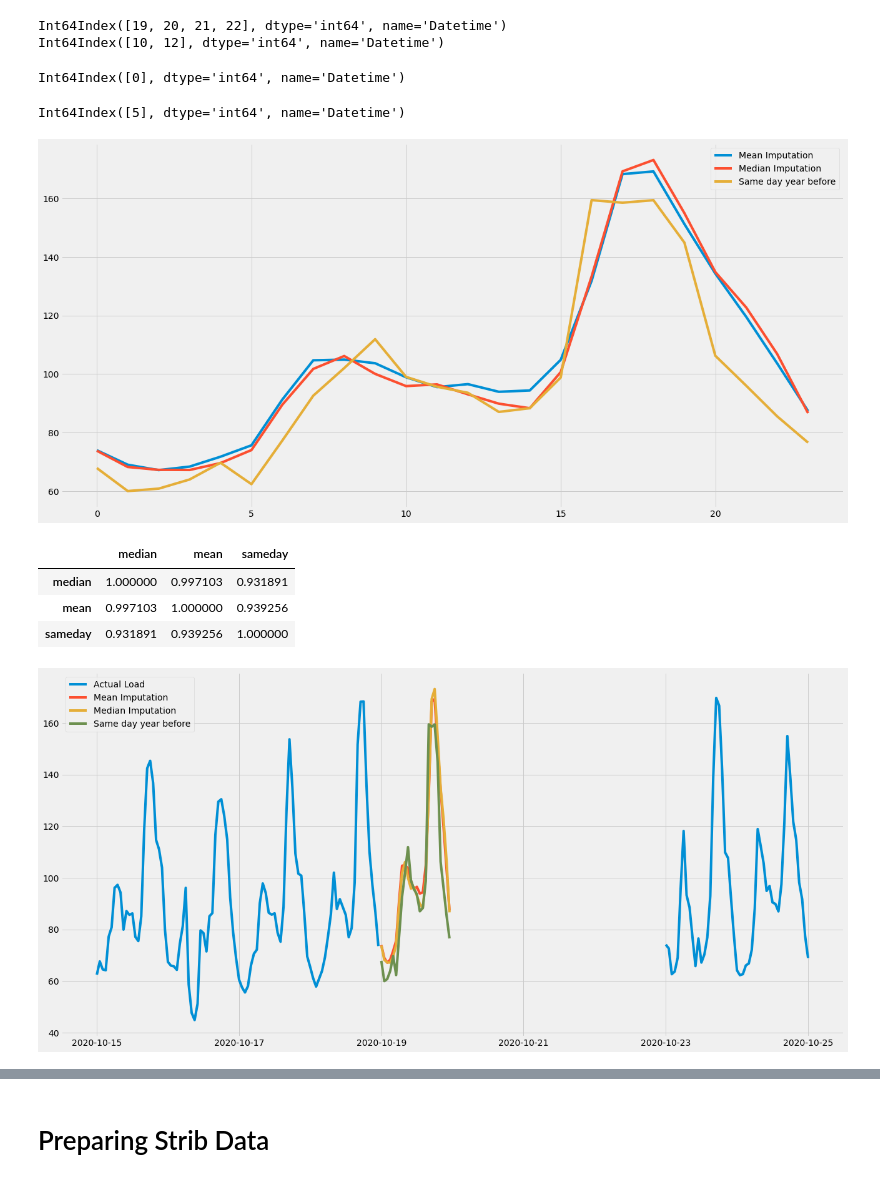
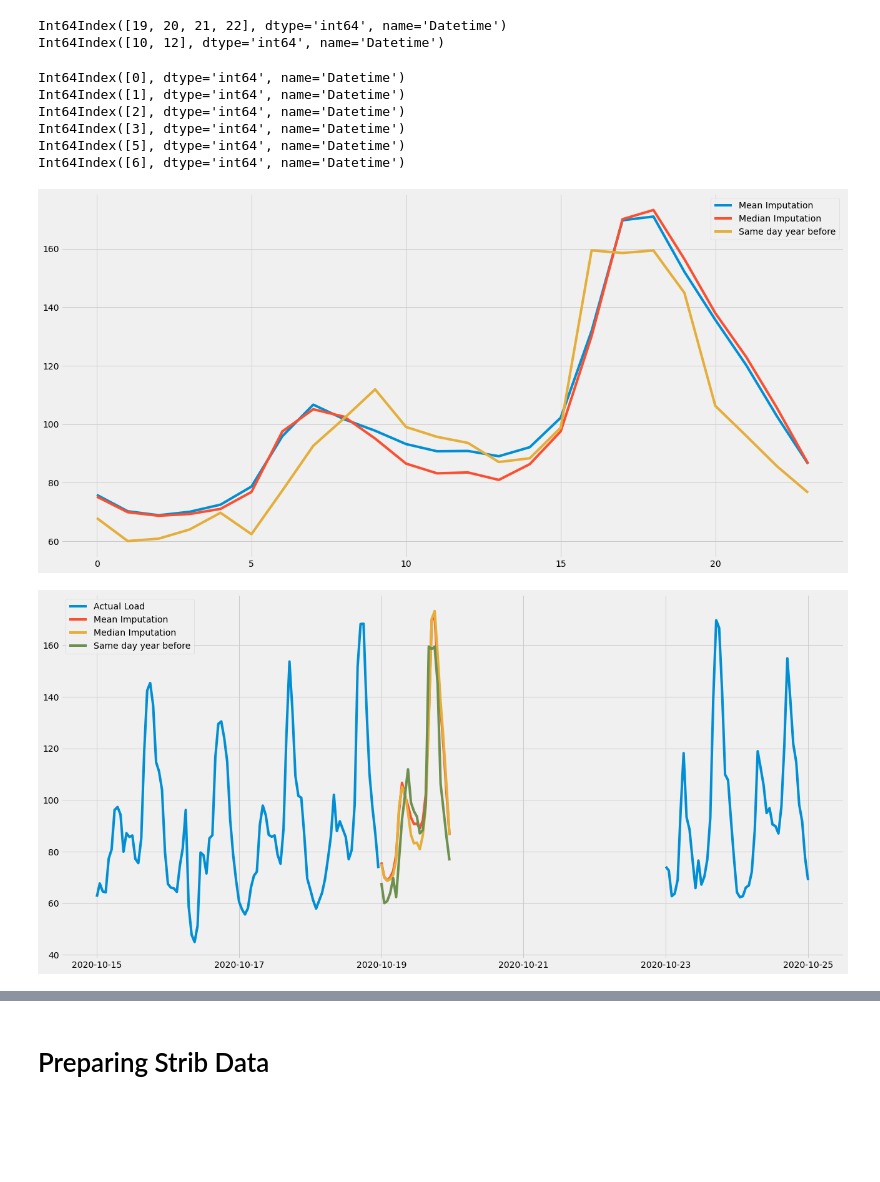
Before and after one commit to nbvanting/thesis, a Jupyter notebook: model/Data Preparation.ipynb, the cells around one changed output, grey strips where cells are left out. Cells and saved outputs as stored; diff of their text form; code cells hidden in the pictures; blank space fills up the shorter version.

```diff
--- a/model/Data Preparation.ipynb
+++ b/model/Data Preparation.ipynb
@@ -56,45 +66,39 @@ The december data shows a constant 0 aswell.
-# %%
-kld.replace(1, np.nan,inplace=True)
-kld.replace(1.01, np.nan, inplace=True)
-kld.replace(1.02, np.nan, inplace=True)
-kld.replace(0, np.nan, inplace=True)
 # %%
 print(kld[kld.Value.isna()].index.day.unique())
 print(kld[kld.Value.isna()].index.month.unique())
 # %% [output]
 Int64Index([19, 20, 21, 22], dtype='int64', name='Datetime')
 Int64Index([10, 12], dtype='int64', name='Datetime')
-# %%
-kld[kld.index == dt.datetime(2020,10,19)].index.dayofweek
-# %% [output]
-Int64Index([0], dtype='int64', name='Datetime')
-# %%
-kld[kld.index == dt.datetime(2019,10,19)].index.dayofweek
-# %% [output]
-Int64Index([5], dtype='int64', name='Datetime')
+# %%
+print(kld[kld.index == dt.datetime(2020,10,19)].index.dayofweek)
+print(kld[kld.index == dt.datetime(2020,10,20)].index.dayofweek)
+print(kld[kld.index == dt.datetime(2020,10,21)].index.dayofweek)
+print(kld[kld.index == dt.datetime(2020,10,22)].index.dayofweek)
+print(kld[kld.index == dt.datetime(2020,12,19)].index.dayofweek)
+print(kld[kld.index == dt.datetime(2020,12,20)].index.dayofweek)
+# %% [output]
+Int64Index([0], dtype='int64', name='Datetime')
+Int64Index([1], dtype='int64', name='Datetime')
+Int64Index([2], dtype='int64', name='Datetime')
+Int64Index([3], dtype='int64', name='Datetime')
+Int64Index([5], dtype='int64', name='Datetime')
+Int64Index([6], dtype='int64', name='Datetime')
 # %%
 mn = []
 md = []
 sameday = kld[(kld.index >= dt.datetime(2019,10,19)) & (kld.index < dt.datetime(2019,10,20))].Value.tolist()
 for t in range(24):
-    mn.append(kld[((kld.index.dayofweek == 0) | (kld.index.dayofweek == 5)) & (kld.index.hour == t) & (kld.index.quarter == 4)].mean()[0])
-    md.append(kld[((kld.index.dayofweek == 0) | (kld.index.dayofweek == 5)) & (kld.index.hour == t) & (kld.index.quarter == 4)].median()[0])
+    mn.append(kld[(kld.index.hour == t) & (kld.index.quarter == 4)].mean()[0])
+    md.append(kld[(kld.index.hour == t) & (kld.index.quarter == 4)].median()[0])
 
 
 plt.plot(mn, label='Mean Imputation')
 plt.plot(md, label='Median Imputation')
 plt.plot(sameday, label='Same day year before')
 plt.legend()
 plt.show()
 # %% [output]
-[figure, old version]
+[figure, new version]
-# %%
-pd.DataFrame({'median':md, 'mean':mn, 'sameday':sameday}).corr()
-# %% [output]
-|  | median | mean | sameday |
-| median | 1.000000 | 0.997103 | 0.931891 |
-| mean | 0.997103 | 1.000000 | 0.939256 |
-| sameday | 0.931891 | 0.939256 | 1.000000 |
 # %%
 x = pd.date_range('2020-10-19', '2020-10-20', freq='H')
 octkld = kld[(kld.index >= dt.datetime(2020,10,15)) & (kld.index <= dt.datetime(2020,10,25))]
@@ -106,4 +110,4 @@ plt.plot(x[:-1], sameday, label='Same day year before')
 plt.legend()
 plt.show()
 # %% [output]
-[figure, old version]
+[figure, new version]
```
Also changed, not shown: parts of 44 cells of this notebook, 18 other files.
